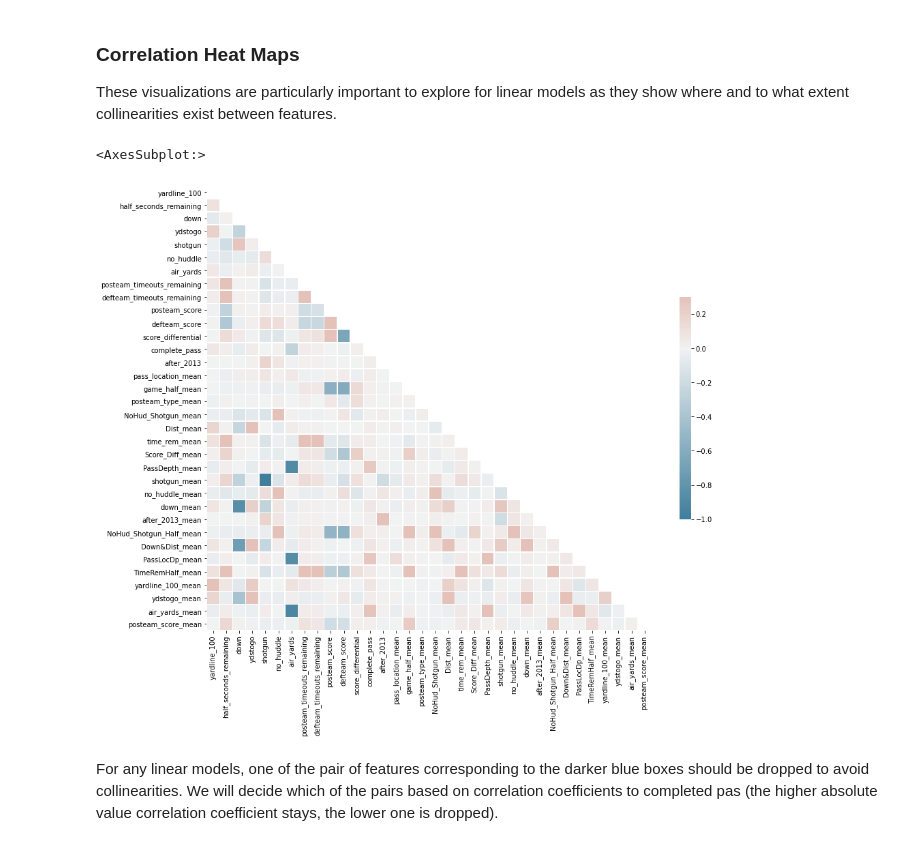
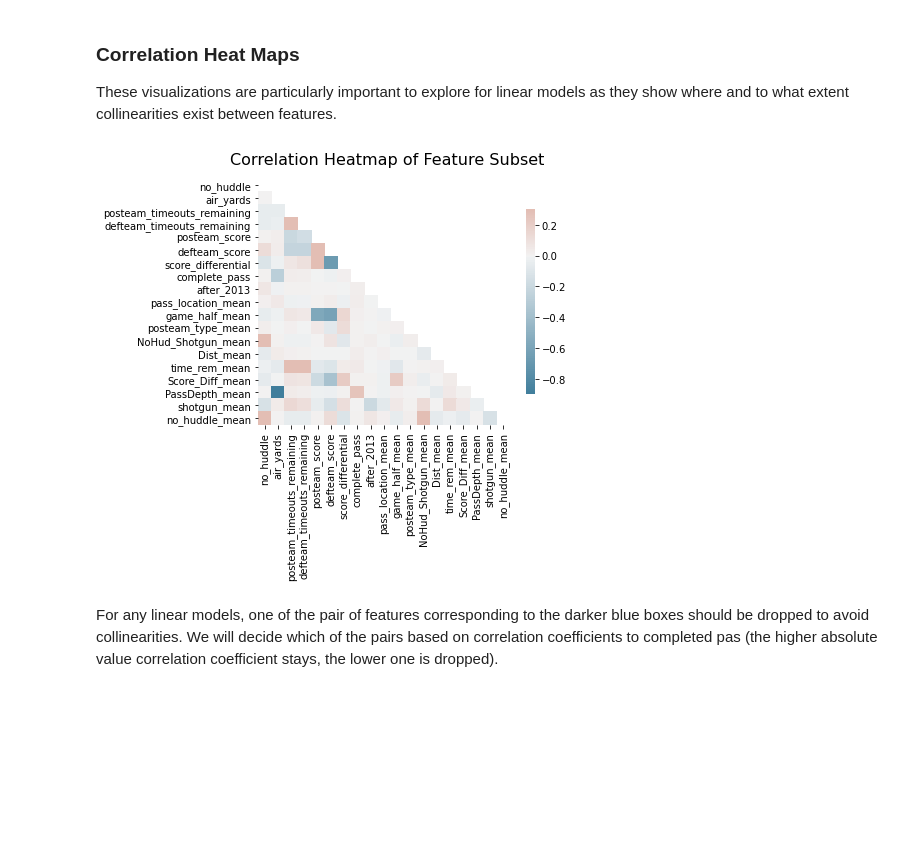
Before and after one commit to willmscaleb/Personal-Data-Projects, a Jupyter notebook: NFL Expected Fantasy Points/Completion Probability Model/cmp_prob_model.ipynb, the cells around one changed output. Saved outputs shown, nothing was run; the diff lists cells and outputs as text; code cells hidden in the pictures; blank space fills up the shorter version.

```diff
--- a/NFL Expected Fantasy Points/Completion Probability Model/cmp_prob_model.ipynb
+++ b/NFL Expected Fantasy Points/Completion Probability Model/cmp_prob_model.ipynb
@@ -301,7 +327,7 @@ plt.show()
 #by category with sample size and percentage distributions
 fig = plt.figure(figsize=(13,55))
 gs = fig.add_gridspec(27, 2)
-fig.suptitle('Cmp-InCmp Comparison Bar Charts of Categoric Features',y=1.0, fontsize = 24)
+fig.suptitle('Completion Distribution By Category',y=1.0, fontsize = 24)
 y = 'complete_pass'
 count = 0
 for i in range(0,12,2):
@@ -351,8 +377,8 @@ for i in range(12,27,3):
         txt2 = 'n=' + str(df.Count[count2])
         txt_x = p.get_x()
         txt_y = p.get_height()+2
-        ax.text(txt_x+0.05,txt_y,txt,fontsize=10)
-        ax.text(txt_x+0.05,txt_y+5,txt2,fontsize=10)
+        ax.text(txt_x+0.025,txt_y,txt,fontsize=10)
+        ax.text(txt_x+0.025,txt_y+3,txt2,fontsize=10)
         count2+=1
     ax.set_title(x)
     #ax.set_ylabel('Number of Plays')
@@ -368,8 +394,8 @@ plt.show()
 #I also add a line of scrimmage line and only include typical air_yardage for field length.
 #Finally I create a color scheme based on the mean completion rate 0.6236, lower being more red
 #higher being more green
-fig, ax = plt.subplots(1, 1, figsize=(8,10.5))
-fig.suptitle('Completion Percentage By Passing Quadrant',y=0.925, fontsize = 18)
+fig, ax = plt.subplots(1, 1, figsize=(5.4,7.0875))
+fig.suptitle('Completion Percentage By Passing Quadrant',y=0.925, fontsize = 15)
 ax.set_xlim(0,53.33)
 ax.set_ylim(-4,66)
 ax.set_ylabel('Air Yards', fontsize = 12)
@@ -379,11 +405,6 @@ ax.set_xlabel('Horizontal Position (Yds)', fontsize = 12)
 ax.text(54, -0.45, "LOS", fontsize=12, color='b')
 plt.hlines(0,0,160, linestyles='dashed', color='b')
 
-#split into appropriate grids
-plt.hlines(8,0,160, color='k')
-plt.hlines(20,0,160, color='k')
-plt.vlines(17.8,-4,100, color='k')
-plt.vlines(35.53,-4,100, color='k')
 coord = [[0,17.8,-4,8],[17.8,35.53,-4,8],[35.53,53.33,-4,8],
          [0,17.8,8,20],[17.8,35.53,8,20],[35.53,53.33,8,20],
          [0,17.8,20,66],[17.8,35.53,20,66],[35.53,53.33,20,66]]
@@ -402,10 +423,16 @@ for i in range(0,9):
 
     #Add mean completion percentage and number of pass attempts for each grid and manually position them
     ax.fill_between([coord[i][0],coord[i][1]], coord[i][2], coord[i][3], facecolor=color, alpha=alpha)
-    ax.text(coord[i][0]+2,coord[i][2]+7,"Mean Cmp%: {:.3f}".format(m),fontsize=12)
-    ax.text(coord[i][0]+2,coord[i][2]+5,"Pass Att: {:.0f}".format(l),fontsize=12)
+    ax.text(coord[i][0]+1,coord[i][2]+7,"Mean Cmp%: {:.3f}".format(m),fontsize=9)
+    ax.text(coord[i][0]+1,coord[i][2]+5,"Pass Att: {:.0f}".format(l),fontsize=9)
+
+#split into appropriate grids
+plt.hlines(8,0,160, color='k', alpha=1.0)
+plt.hlines(20,0,160, color='k', alpha=1.0)
+plt.vlines(17.8,-4,100, color='k', alpha=1.0)
+plt.vlines(35.53,-4,100, color='k', alpha=1.0)
 
 #Save figure for use in eda summary in Github Readme
-plt.savefig('cmp%_by_quadrant.png')
+plt.savefig('cmp_gridm.png')
 plt.show()
 # %% [output]
@@ -428,11 +455,16 @@ cols_cat = cols_cat + ['yardline_100','ydstogo','air_yards','posteam_score',
                        'defteam_score','score_differential','half_seconds_remaining']
 
 #mean encode categorical variables
+#initialize array to store mean encoded variables for plotting after
+mean_enc = ['']*len(cols_cat)
+count = 0
 for i in cols_cat:
+    mean_enc[count] = i+'_mean'
     a = rec.groupby(i).agg({'complete_pass': ['mean']})
     a.columns = a.columns.droplevel(0)
     a.rename(columns={'mean':i+'_mean'},inplace=True)
     rec = pd.merge(rec,a,how="outer",on=i)
+    count+=1
 
 
 #Drop more variables that are either irrelevant to the model,
@@ -450,17 +519,18 @@ rec = pd.get_dummies(rec, columns=cat)
 These visualizations are particularly important to explore for linear models as they show where and to what extent collinearities exist between features.
 # %%
 #To make the map readable, we only show a subset of the features.
-corr = rec.iloc[:,:35].corr()
+corr = rec.iloc[:,5:25].corr()
 
 mask = np.triu(np.ones_like(corr, dtype=bool))
-f, ax = plt.subplots(figsize=(15, 12))
+f, ax = plt.subplots(figsize=(6.8, 6.2))
 cmap = sns.diverging_palette(230, 20, as_cmap=True)
-sns.heatmap(corr, mask=mask, cmap=cmap, vmax=.3, center=0,
-            square=True, linewidths=.5, cbar_kws={"shrink": .5})
+sns.heatmap(corr, mask=mask, cmap=cmap, vmax=.3, center=0, cbar_kws={"shrink": .75})
+f.suptitle("Correlation Heatmap of Feature Subset", fontsize=16, x=0.6)
+plt.tight_layout(pad=1.0)
+plt.savefig('corr_hmap.png')
 plt.show()
 # %% [output]
-<AxesSubplot:>
-[figure, old version]
+[figure, new version]
 # %% [markdown]
 For any linear models, one of the pair of features corresponding to the darker blue boxes should be dropped to avoid collinearities. We will decide which of the pairs based on correlation coefficients to completed pas (the higher absolute value correlation coefficient stays, the lower one is dropped).
 # %% [markdown]
```
Also changed, not shown: parts of 26 cells of this notebook.
